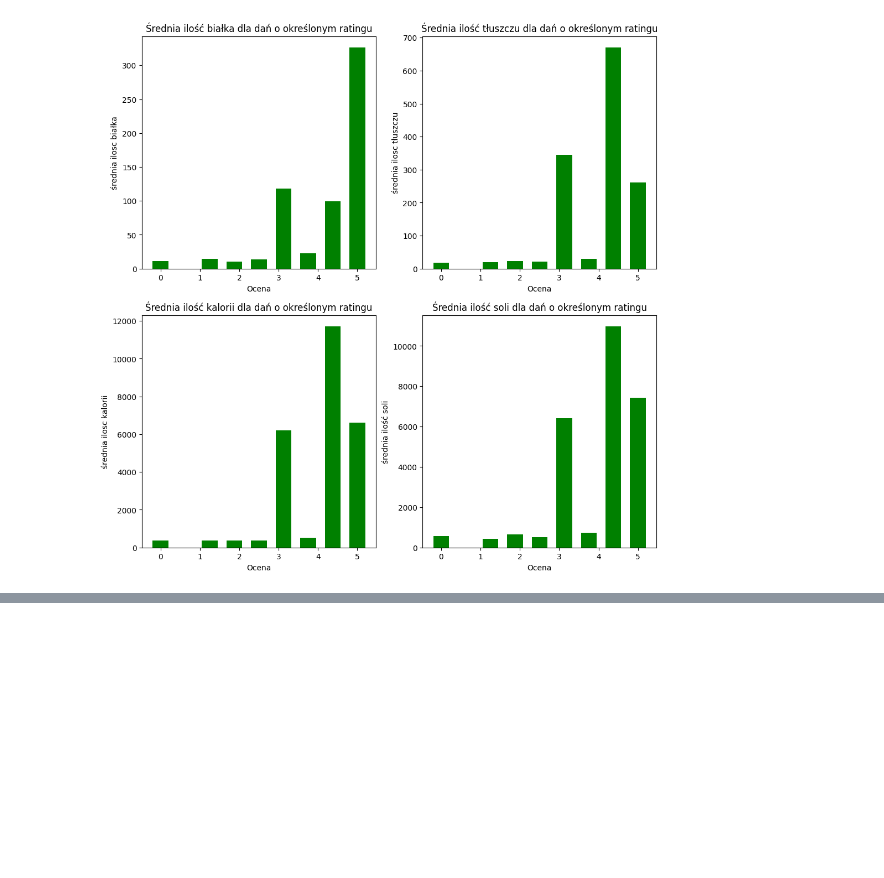
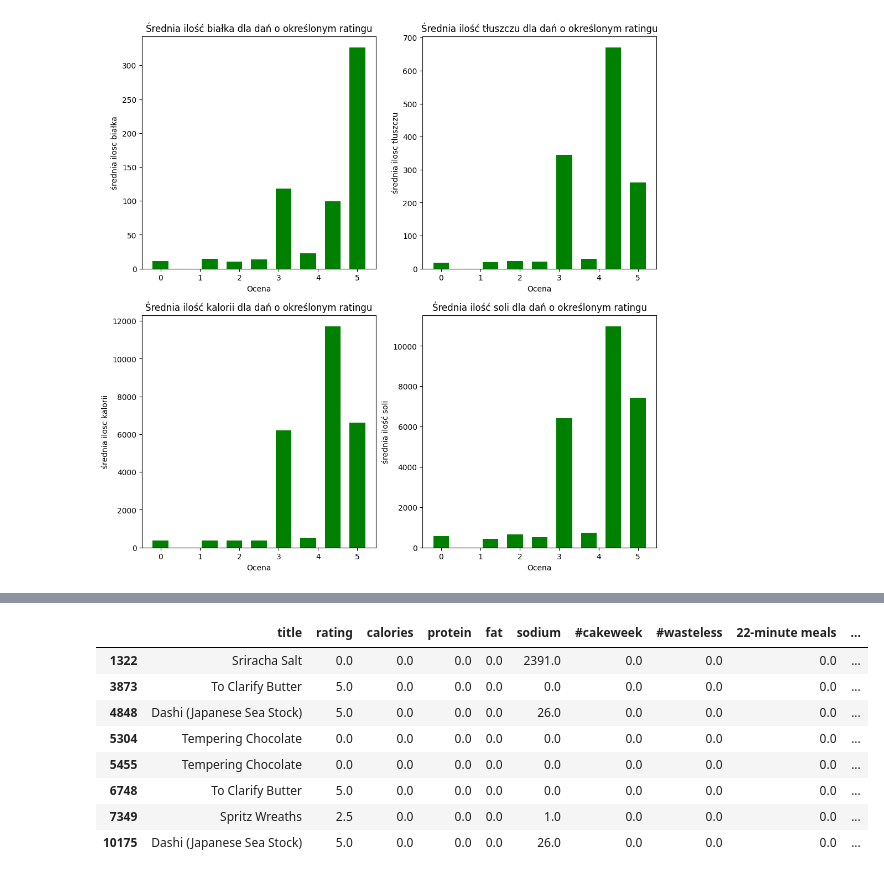
Before and after one commit to MikolajZaborowski/Bootcamp_Projects, a Jupyter notebook: Project1.ipynb, the cells around one changed output, grey strips where cells are left out. Saved outputs shown, nothing was run; the diff lists cells and outputs as text; code cells hidden in the pictures; blank space fills up the shorter version.

```diff
--- a/Project1.ipynb
+++ b/Project1.ipynb
@@ -53,6 +53,8 @@ df.head(5)
 | 15862 | 20050 | Snapper on Angel Hair with Citrus... | 4.375 | 631.0 | 45.0 | 24.0 | 517.0 | 0.0 | 0.0 | ... |
 | 15863 | 20051 | Baked Ham with Marmalade-Horserad... | 4.375 | 560.0 | 73.0 | 10.0 | 3698.0 | 0.0 | 0.0 | ... |
 15864 rows × 681 columns
+# %%
+pd.set_option('display.max_columns', None)
 # %%
 df = df.drop(["index"], axis=1)
 # %%
@@ -195,0 +146,12 @@ fig.show()
+# %%
+df[df["calories"]<1]
+# %% [output]
+|  | title | rating | calories | protein | fat | sodium | #cakeweek | #wasteless | 22-minute meals | ... |
+| 1322 | Sriracha Salt | 0.0 | 0.0 | 0.0 | 0.0 | 2391.0 | 0.0 | 0.0 | 0.0 | ... |
+| 3873 | To Clarify Butter | 5.0 | 0.0 | 0.0 | 0.0 | 0.0 | 0.0 | 0.0 | 0.0 | ... |
+| 4848 | Dashi (Japanese Sea Stock) | 5.0 | 0.0 | 0.0 | 0.0 | 26.0 | 0.0 | 0.0 | 0.0 | ... |
+| 5304 | Tempering Chocolate | 0.0 | 0.0 | 0.0 | 0.0 | 0.0 | 0.0 | 0.0 | 0.0 | ... |
+| 5455 | Tempering Chocolate | 0.0 | 0.0 | 0.0 | 0.0 | 0.0 | 0.0 | 0.0 | 0.0 | ... |
+| 6748 | To Clarify Butter | 5.0 | 0.0 | 0.0 | 0.0 | 0.0 | 0.0 | 0.0 | 0.0 | ... |
+| 7349 | Spritz Wreaths | 2.5 | 0.0 | 0.0 | 0.0 | 1.0 | 0.0 | 0.0 | 0.0 | ... |
+| 10175 | Dashi (Japanese Sea Stock) | 5.0 | 0.0 | 0.0 | 0.0 | 26.0 | 0.0 | 0.0 | 0.0 | ... |
```
Also changed, not shown: parts of 8 cells of this notebook.
